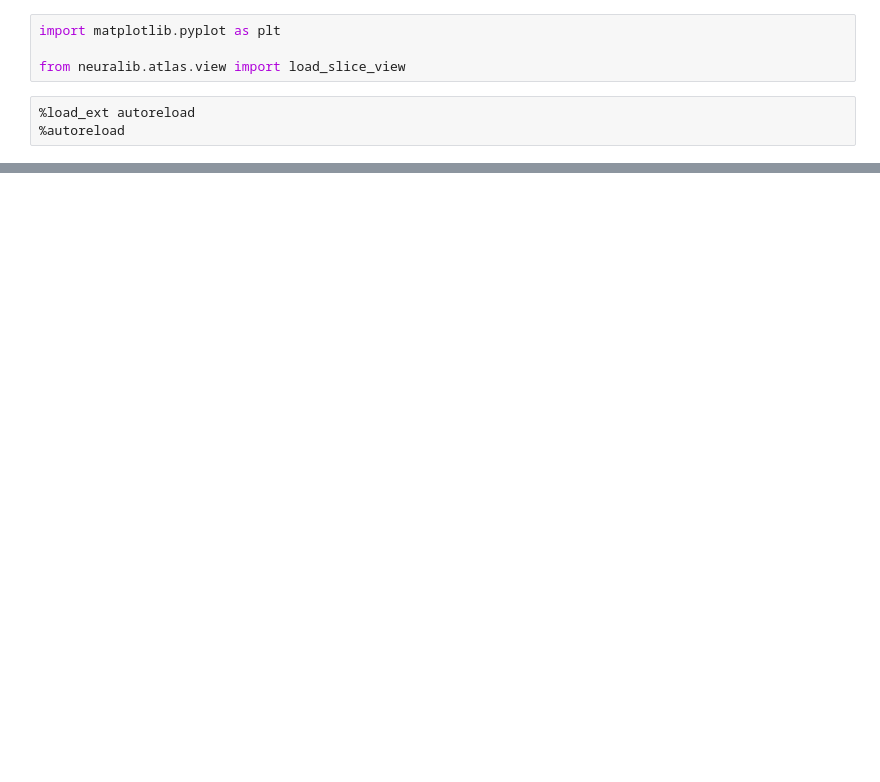
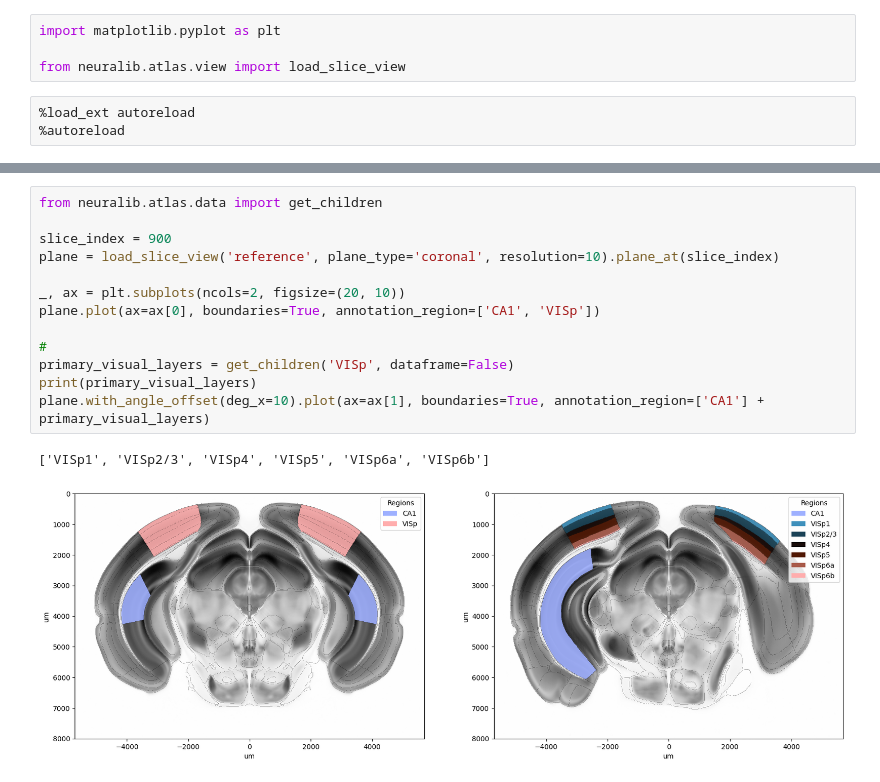
Before and after one commit to ytsimon2004/neuralib, a Jupyter notebook: doc/source/notebooks/example_slice_view.ipynb, the cells around one changed output, grey strips where cells are left out. Saved outputs shown, nothing was run; the diff lists cells and outputs as text; blank space fills up the shorter version.

```diff
--- a/doc/source/notebooks/example_slice_view.ipynb
+++ b/doc/source/notebooks/example_slice_view.ipynb
@@ -45,0 +49,16 @@ Text(0.5, 1.0, '+20 degree DV offset')
+# %%
+from neuralib.atlas.data import get_children
+
+slice_index = 900
+plane = load_slice_view('reference', plane_type='coronal', resolution=10).plane_at(slice_index)
+
+_, ax = plt.subplots(ncols=2, figsize=(20, 10))
+plane.plot(ax=ax[0], boundaries=True, annotation_region=['CA1', 'VISp'])
+
+#
+primary_visual_layers = get_children('VISp', dataframe=False)
+print(primary_visual_layers)
+plane.with_angle_offset(deg_x=10).plot(ax=ax[1], boundaries=True, annotation_region=['CA1'] + primary_visual_layers)
+# %% [output]
+['VISp1', 'VISp2/3', 'VISp4', 'VISp5', 'VISp6a', 'VISp6b']
+[figure, added]
```
Also changed, not shown: parts of 8 cells of this notebook, 4 other files.
